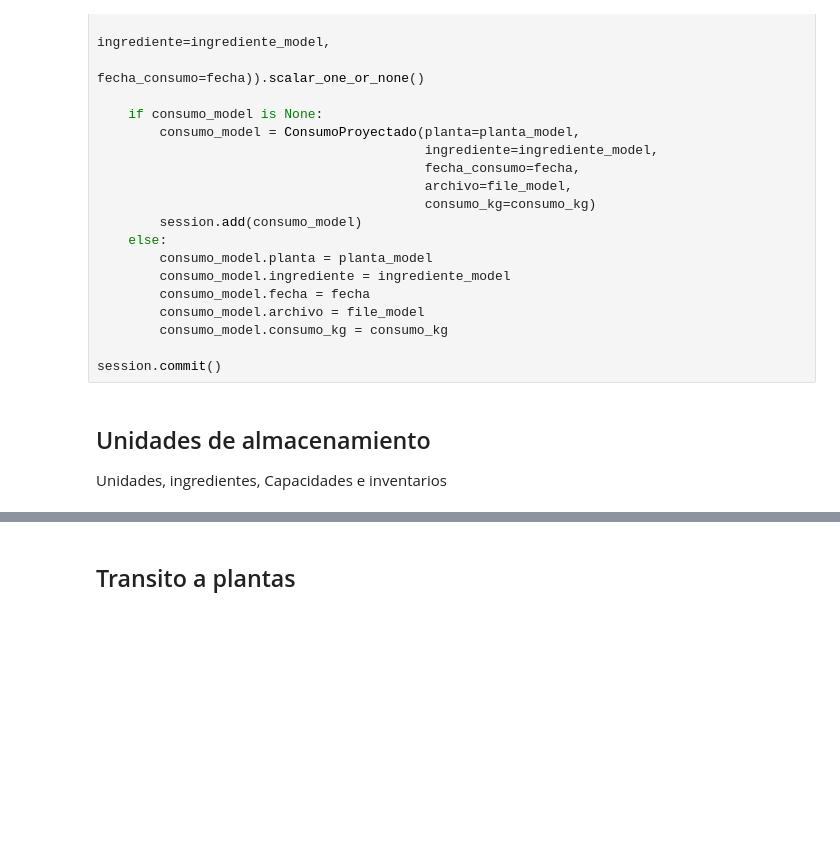
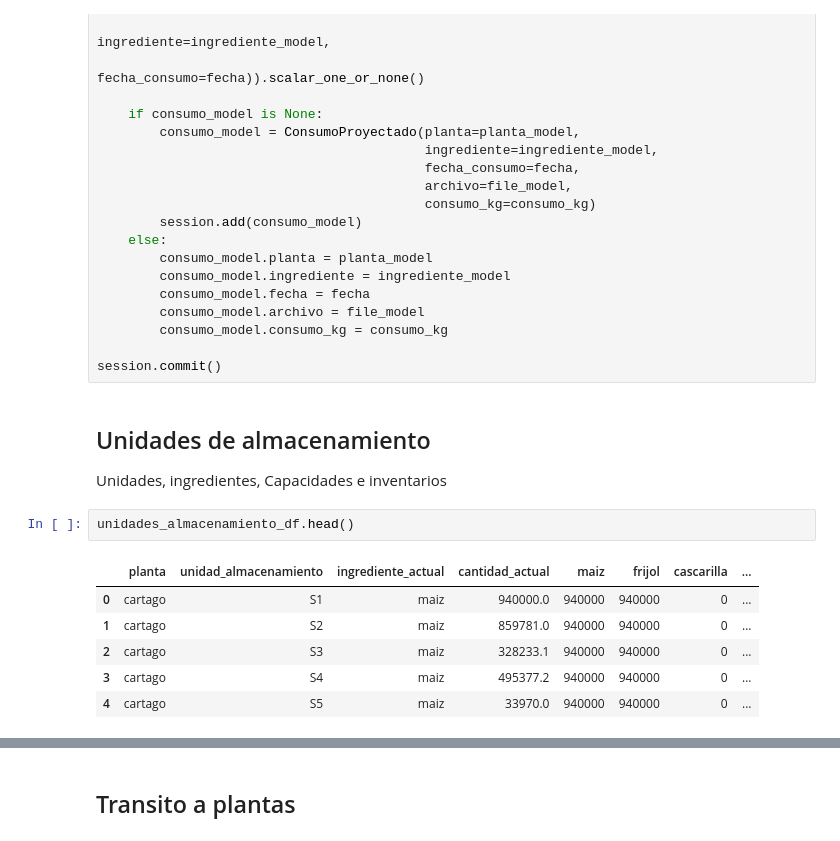
Before and after one commit to luisferpinilla/bios, a Jupyter notebook: load_file_db.ipynb, the cells around one changed output, grey strips where cells are left out. Drawn from its saved outputs; the diff is of its cells as text; blank space fills up the shorter version.

```diff
--- a/load_file_db.ipynb
+++ b/load_file_db.ipynb
@@ -362,4 +371,13 @@ session.commit()
 # %% [markdown]
 ## Unidades de almacenamiento
 Unidades, ingredientes, Capacidades e inventarios
+# %%
+unidades_almacenamiento_df.head()
+# %% [output]
+|  | planta | unidad_almacenamiento | ingrediente_actual | cantidad_actual | maiz | frijol | cascarilla | ... |
+| 0 | cartago | S1 | maiz | 940000.0 | 940000 | 940000 | 0 | ... |
+| 1 | cartago | S2 | maiz | 859781.0 | 940000 | 940000 | 0 | ... |
+| 2 | cartago | S3 | maiz | 328233.1 | 940000 | 940000 | 0 | ... |
+| 3 | cartago | S4 | maiz | 495377.2 | 940000 | 940000 | 0 | ... |
+| 4 | cartago | S5 | maiz | 33970.0 | 940000 | 940000 | 0 | ... |
 # %%
```
Also changed, not shown: parts of 6 cells of this notebook, 1 other file.
